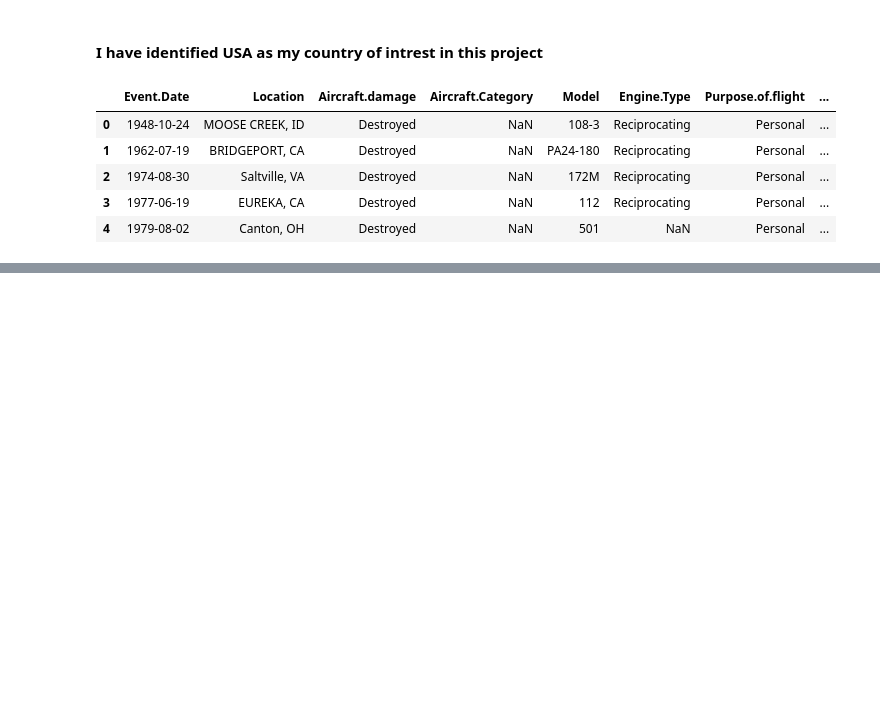
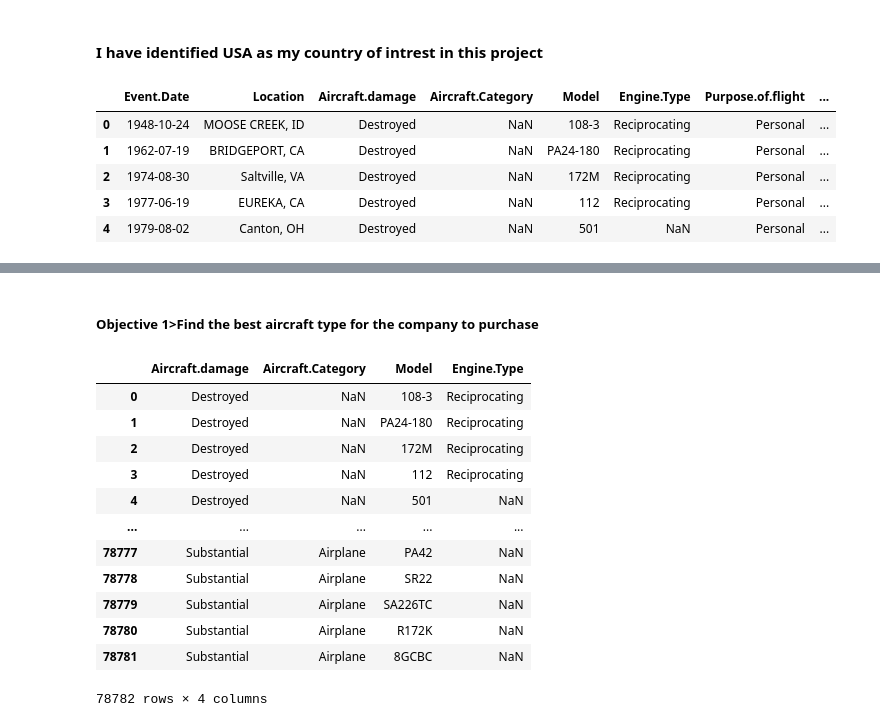
Before and after one commit to josephndex/aviation-business-strategy-and-risk-evasion-, a Jupyter notebook: student.ipynb.ipynb, the cells around one changed output, grey strips where cells are left out. Saved outputs shown, nothing was run; the diff lists cells and outputs as text; code cells hidden in the pictures; blank space fills up the shorter version.

```diff
--- a/student.ipynb.ipynb
+++ b/student.ipynb.ipynb
@@ -108,0 +157,4 @@ aviation_copy.to_csv("./data/aviation_clean.csv")
+# %%
+# were first gonna load the cleaned data set
+aviation_clean=pd.read_csv("./data/aviation_clean.csv")
+aviation_clean.sample(5)
@@ -108,0 +168,21 @@ aviation_copy.to_csv("./data/aviation_clean.csv")
+# %% [markdown]
+##### Objective 1>Find the best aircraft type for the company to purchase
+# %%
+#To find the best aircraft to parchase were gona use the columns Aircraft.damage,Aircraft.category,model,engine.type
+#pairing the colums to a single variable
+aviation_clean_ob1=aviation_clean.loc[:,["Aircraft.damage","Aircraft.Category","Model","Engine.Type"]]
+aviation_clean_ob1
+# %% [output]
+|  | Aircraft.damage | Aircraft.Category | Model | Engine.Type |
+| 0 | Destroyed | NaN | 108-3 | Reciprocating |
+| 1 | Destroyed | NaN | PA24-180 | Reciprocating |
+| 2 | Destroyed | NaN | 172M | Reciprocating |
+| 3 | Destroyed | NaN | 112 | Reciprocating |
+| 4 | Destroyed | NaN | 501 | NaN |
+| ... | ... | ... | ... | ... |
+| 78777 | Substantial | Airplane | PA42 | NaN |
+| 78778 | Substantial | Airplane | SR22 | NaN |
+| 78779 | Substantial | Airplane | SA226TC | NaN |
+| 78780 | Substantial | Airplane | R172K | NaN |
+| 78781 | Substantial | Airplane | 8GCBC | NaN |
+78782 rows × 4 columns
```
Also changed, not shown: parts of 31 cells of this notebook, 2 other files.
